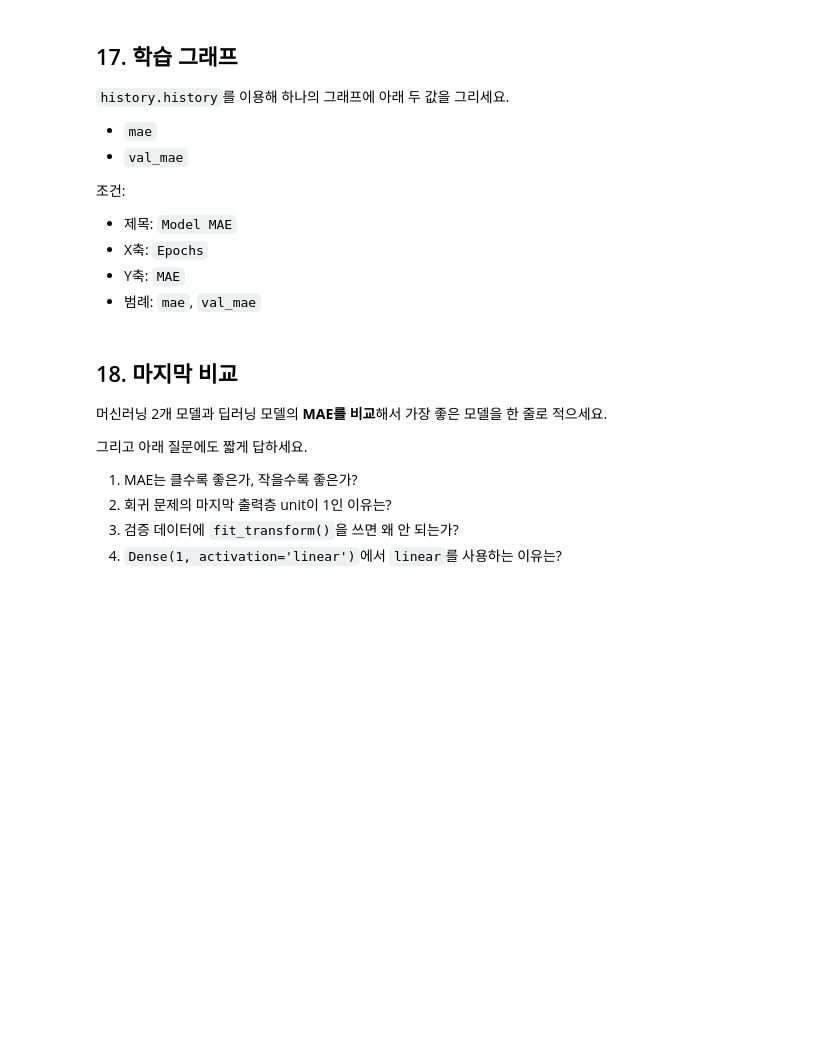
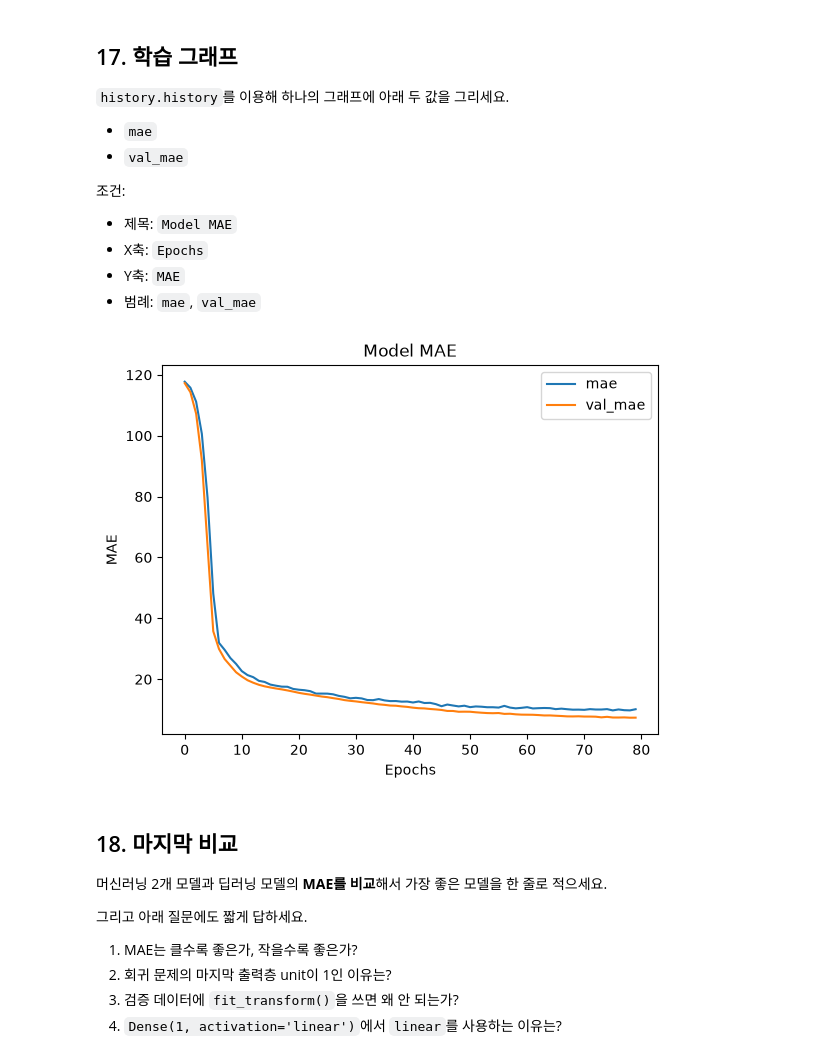
Before and after one commit to Lui-die-lui/aice-associate-study, a Jupyter notebook: DAY17/day17-1.ipynb, the cells around one changed output. Cells and saved outputs as stored; diff of their text form; code cells hidden in the pictures; blank space fills up the shorter version.

```diff
--- a/DAY17/day17-1.ipynb
+++ b/DAY17/day17-1.ipynb
@@ -442,3 +449,20 @@ TensorFlow/Keras로 아래 구조의 회귀 모델을 만드세요.
 > 여기서 `X_train_scaled[1]`이 아니라 **`X_train_scaled.shape[1]`** 입니다. 행 하나를 가져오는 것과, 피처 개수를 가져오는 건 우주적으로 다른 일입니다.
 # %%
 # 여기에 답안코드를 작성하고 실행하세요
+from tensorflow.keras.models import Sequential
+from tensorflow.keras.layers import Dense, Dropout, Input
+
+model = Sequential([
+    Input(shape=(X_train_scaled.shape[1],)),
+    Dense(64, activation='relu'),
+    Dropout(0.2),
+    Dense(32, activation='relu'),
+    Dense(16, activation='relu'),
+    Dense(1, activation='linear')
+])
+
+model.compile(
+    optimizer = 'adam',
+    loss ='mean_squared_error',
+    metrics=['mae']
+)
@@ -459,3 +485,19 @@ EarlyStopping을 아래 조건으로 설정하세요.
 - 학습 결과는 `history`에 저장
 # %%
 # 여기에 답안코드를 작성하고 실행하세요
+from tensorflow.keras.callbacks import EarlyStopping
+
+estop = EarlyStopping(
+    monitor='val_loss',
+    patience=8,
+    restore_best_weights=True
+)
+
+history = model.fit(
+    X_train_scaled,
+    y_train,
+    epochs=80,
+    batch_size=64,
+    validation_data=(X_valid_scaled, y_valid),
+    callbacks=[estop]
+)
@@ -489,6 +560,18 @@ EarlyStopping을 아래 조건으로 설정하세요.
 - 범례: `mae`, `val_mae`
 # %%
 # 여기에 답안코드를 작성하고 실행하세요
+plt.plot(history.history['mae'], label='mae')
+plt.plot(history.history['val_mae'], label='val_mae')
+
+# 기억하기
+plt.title('Model MAE')
+plt.xlabel('Epochs')
+plt.ylabel('MAE')
+plt.legend()
+
+plt.show()
+# %% [output]
+[figure, added]
 # %% [markdown]
 ## 18. 마지막 비교
 
```
Also changed, not shown: parts of 5 cells of this notebook, 3 other files.
